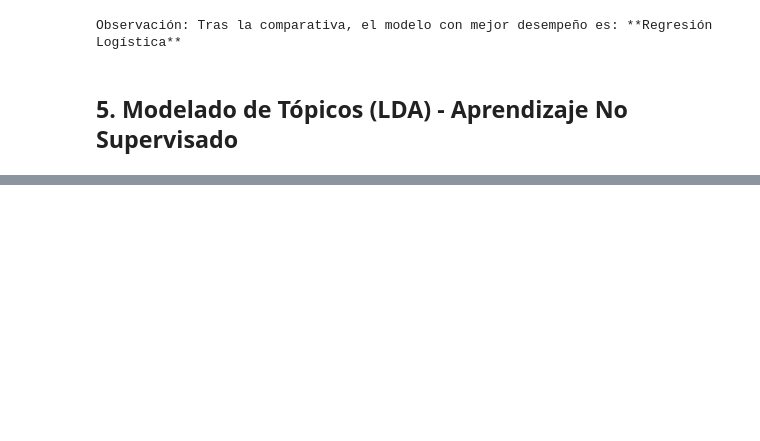
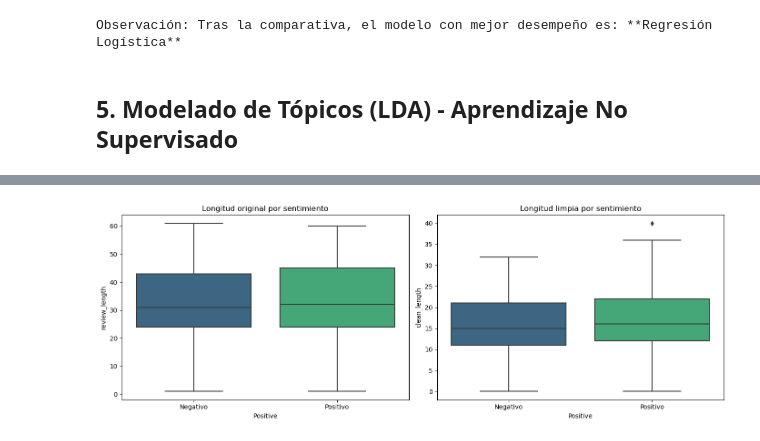
Before and after one commit to alealvaradoj131020/TextAnalytics_Proyecto, a Jupyter notebook: ProyectoTextAnalytics.ipynb, the cells around one changed output, grey strips where cells are left out. Drawn from its saved outputs; the diff is of its cells as text; code cells hidden in the pictures; blank space fills up the shorter version.

```diff
--- a/ProyectoTextAnalytics.ipynb
+++ b/ProyectoTextAnalytics.ipynb
@@ -355,0 +416,18 @@ Passing `palette` without assigning `hue` is deprecated and will be removed in v
+# %%
+df['review_length'] = df['reviewText'].apply(lambda x: len(str(x).split()))
+df['clean_length'] = df['clean_text'].apply(lambda x: len(str(x).split()))
+
+fig, ax = plt.subplots(1, 2, figsize=(14,5))
+
+sns.boxplot(data=df, x='Positive', y='review_length', ax=ax[0], palette='viridis')
+ax[0].set_title('Longitud original por sentimiento')
+ax[0].set_xticklabels(['Negativo', 'Positivo'])
+
+sns.boxplot(data=df, x='Positive', y='clean_length', ax=ax[1], palette='viridis')
+ax[1].set_title('Longitud limpia por sentimiento')
+ax[1].set_xticklabels(['Negativo', 'Positivo'])
+
+plt.tight_layout()
+plt.show()
+# %% [output]
+[figure, added]
```
Also changed, not shown: parts of 13 cells of this notebook.
